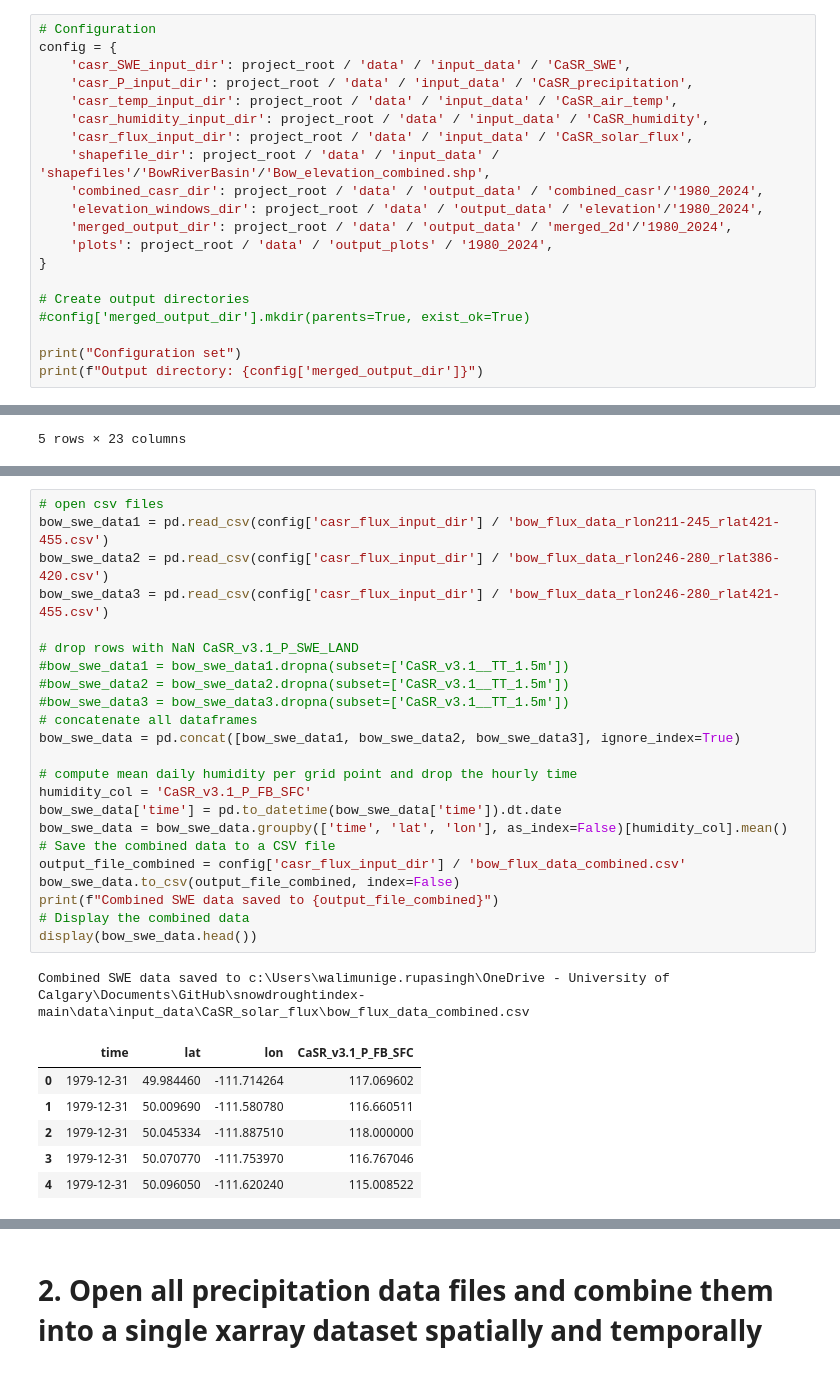
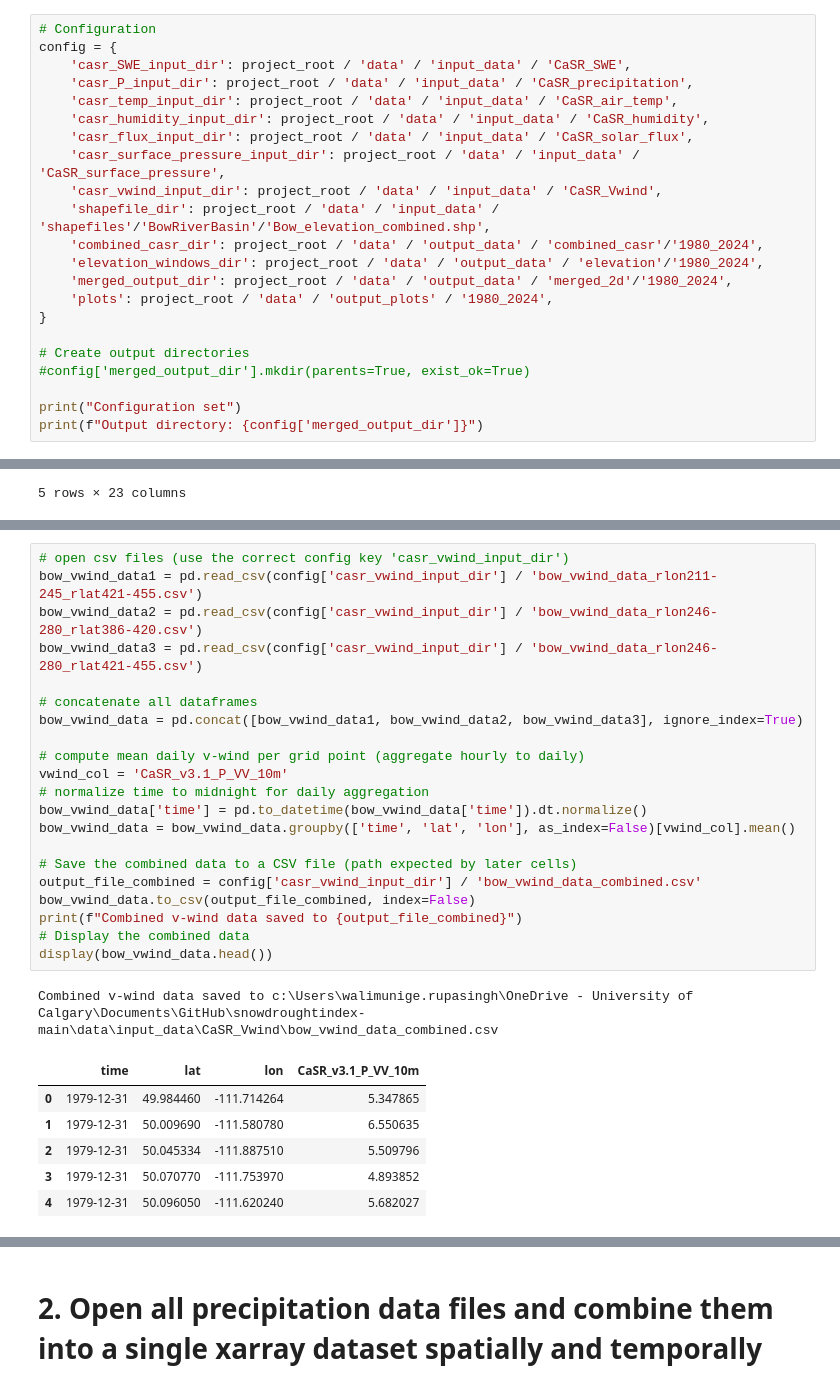
Before and after one commit to Nadiesenali/snowdroughtindex-main, a Jupyter notebook: notebooks/workflows/0.3_CaSR_data_preparation.ipynb, the cells around one changed output, grey strips where cells are left out. Saved outputs shown, nothing was run; the diff lists cells and outputs as text.

```diff
--- a/notebooks/workflows/0.3_CaSR_data_preparation.ipynb
+++ b/notebooks/workflows/0.3_CaSR_data_preparation.ipynb
@@ -51,6 +51,8 @@ config = {
     'casr_temp_input_dir': project_root / 'data' / 'input_data' / 'CaSR_air_temp',
     'casr_humidity_input_dir': project_root / 'data' / 'input_data' / 'CaSR_humidity',
     'casr_flux_input_dir': project_root / 'data' / 'input_data' / 'CaSR_solar_flux',
+    'casr_surface_pressure_input_dir': project_root / 'data' / 'input_data' / 'CaSR_surface_pressure',
+    'casr_vwind_input_dir': project_root / 'data' / 'input_data' / 'CaSR_Vwind',
     'shapefile_dir': project_root / 'data' / 'input_data' / 'shapefiles'/'BowRiverBasin'/'Bow_elevation_combined.shp',
     'combined_casr_dir': project_root / 'data' / 'output_data' / 'combined_casr'/'1980_2024',
     'elevation_windows_dir': project_root / 'data' / 'output_data' / 'elevation'/'1980_2024',
@@ -164,34 +166,32 @@ Extracted SWE data saved to c:\Users\walimunige.rupasingh\OneDrive - University
 # %%
-# open csv files
-bow_swe_data1 = pd.read_csv(config['casr_flux_input_dir'] / 'bow_flux_data_rlon211-245_rlat421-455.csv')
-bow_swe_data2 = pd.read_csv(config['casr_flux_input_dir'] / 'bow_flux_data_rlon246-280_rlat386-420.csv')
-bow_swe_data3 = pd.read_csv(config['casr_flux_input_dir'] / 'bow_flux_data_rlon246-280_rlat421-455.csv')
+# open csv files (use the correct config key 'casr_vwind_input_dir')
+bow_vwind_data1 = pd.read_csv(config['casr_vwind_input_dir'] / 'bow_vwind_data_rlon211-245_rlat421-455.csv')
+bow_vwind_data2 = pd.read_csv(config['casr_vwind_input_dir'] / 'bow_vwind_data_rlon246-280_rlat386-420.csv')
+bow_vwind_data3 = pd.read_csv(config['casr_vwind_input_dir'] / 'bow_vwind_data_rlon246-280_rlat421-455.csv')
 
-# drop rows with NaN CaSR_v3.1_P_SWE_LAND
-#bow_swe_data1 = bow_swe_data1.dropna(subset=['CaSR_v3.1__TT_1.5m'])
-#bow_swe_data2 = bow_swe_data2.dropna(subset=['CaSR_v3.1__TT_1.5m'])
-#bow_swe_data3 = bow_swe_data3.dropna(subset=['CaSR_v3.1__TT_1.5m'])
 # concatenate all dataframes
-bow_swe_data = pd.concat([bow_swe_data1, bow_swe_data2, bow_swe_data3], ignore_index=True)
+bow_vwind_data = pd.concat([bow_vwind_data1, bow_vwind_data2, bow_vwind_data3], ignore_index=True)
 
-# compute mean daily humidity per grid point and drop the hourly time
-humidity_col = 'CaSR_v3.1_P_FB_SFC'
-bow_swe_data['time'] = pd.to_datetime(bow_swe_data['time']).dt.date
-bow_swe_data = bow_swe_data.groupby(['time', 'lat', 'lon'], as_index=False)[humidity_col].mean()
-# Save the combined data to a CSV file
-output_file_combined = config['casr_flux_input_dir'] / 'bow_flux_data_combined.csv'
-bow_swe_data.to_csv(output_file_combined, index=False)
-print(f"Combined SWE data saved to {output_file_combined}")
+# compute mean daily v-wind per grid point (aggregate hourly to daily)
+vwind_col = 'CaSR_v3.1_P_VV_10m'
+# normalize time to midnight for daily aggregation
+bow_vwind_data['time'] = pd.to_datetime(bow_vwind_data['time']).dt.normalize()
+bow_vwind_data = bow_vwind_data.groupby(['time', 'lat', 'lon'], as_index=False)[vwind_col].mean()
+
+# Save the combined data to a CSV file (path expected by later cells)
+output_file_combined = config['casr_vwind_input_dir'] / 'bow_vwind_data_combined.csv'
+bow_vwind_data.to_csv(output_file_combined, index=False)
+print(f"Combined v-wind data saved to {output_file_combined}")
 # Display the combined data
-display(bow_swe_data.head())
+display(bow_vwind_data.head())
 # %% [output]
-Combined SWE data saved to c:\Users\walimunige.rupasingh\OneDrive - University of Calgary\Documents\GitHub\snowdroughtindex-main\data\input_data\CaSR_solar_flux\bow_flux_data_combined.csv
+Combined v-wind data saved to c:\Users\walimunige.rupasingh\OneDrive - University of Calgary\Documents\GitHub\snowdroughtindex-main\data\input_data\CaSR_Vwind\bow_vwind_data_combined.csv
-|  | time | lat | lon | CaSR_v3.1_P_FB_SFC |
-| 0 | 1979-12-31 | 49.984460 | -111.714264 | 117.069602 |
-| 1 | 1979-12-31 | 50.009690 | -111.580780 | 116.660511 |
-| 2 | 1979-12-31 | 50.045334 | -111.887510 | 118.000000 |
-| 3 | 1979-12-31 | 50.070770 | -111.753970 | 116.767046 |
-| 4 | 1979-12-31 | 50.096050 | -111.620240 | 115.008522 |
+|  | time | lat | lon | CaSR_v3.1_P_VV_10m |
+| 0 | 1979-12-31 | 49.984460 | -111.714264 | 5.347865 |
+| 1 | 1979-12-31 | 50.009690 | -111.580780 | 6.550635 |
+| 2 | 1979-12-31 | 50.045334 | -111.887510 | 5.509796 |
+| 3 | 1979-12-31 | 50.070770 | -111.753970 | 4.893852 |
+| 4 | 1979-12-31 | 50.096050 | -111.620240 | 5.682027 |
 # %%
 print(bow_swe_data)
 # %% [output]
```
Also changed, not shown: parts of 9 cells of this notebook, 2 other files.
